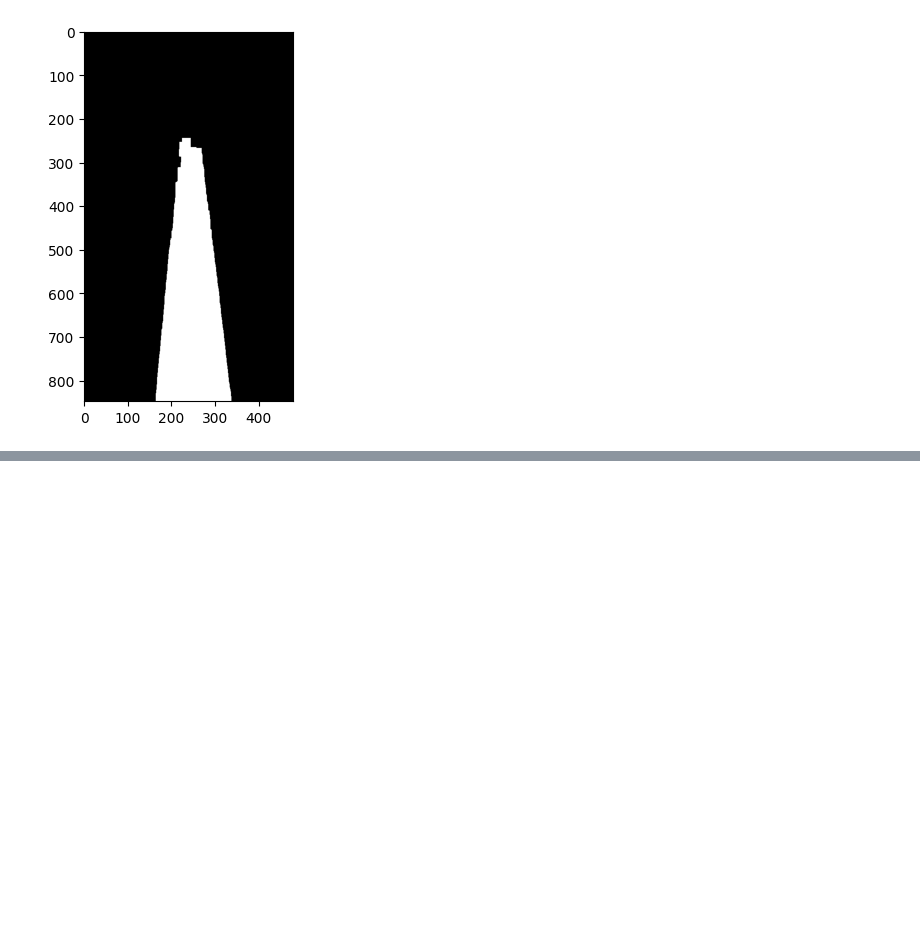
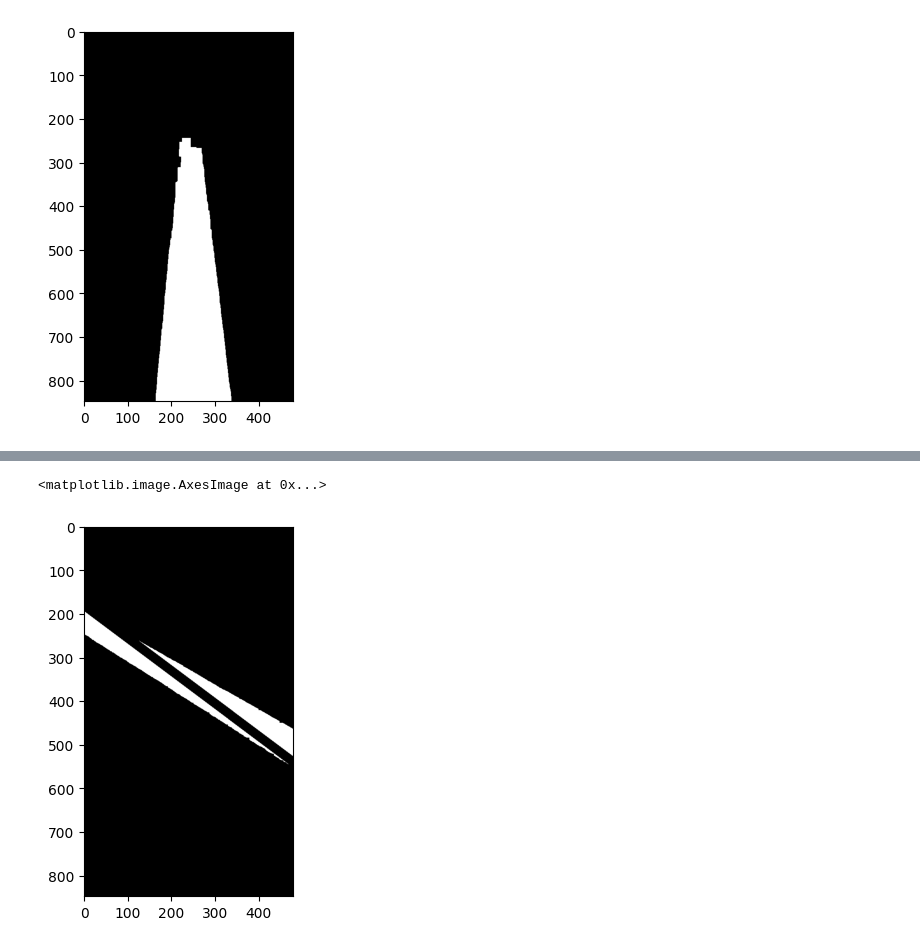
Before and after one commit to hendric-popma/project_bums, a Jupyter notebook: Test_videos_seg_lines.ipynb, the cells around one changed output, grey strips where cells are left out. Cells and saved outputs as stored; diff of their text form; code cells hidden in the pictures; blank space fills up the shorter version.

```diff
--- a/Test_videos_seg_lines.ipynb
+++ b/Test_videos_seg_lines.ipynb
@@ -161,0 +245,16 @@ plt.imshow(img_lines_seg)
+# %%
+#concatenate both halfs two full picture again
+frame_show = img.copy()
+
+c_new = np.concatenate((c_black_up, c_black_down))
+# make line through middle
+koords = calc_line_koords(koords_up[0], koords_up[1], koords_down[0], koords_down[1]+cut, [0,frame_height])
+img_line = cv2.line(c_new, koords[0], koords[1], [0,0,0], 20)
+frame_show = cv2.line(frame_show, koords[0], koords[1], [0,0,0], 20)
+canny = cv2.Canny(img_line, 0, 0)
+img_cut = img_line.copy()
+
+plt.imshow(img_line)
+# %% [output]
+<matplotlib.image.AxesImage at 0x...>
+[figure, added]
```
Also changed, not shown: parts of 5 cells of this notebook, 3 other files.
